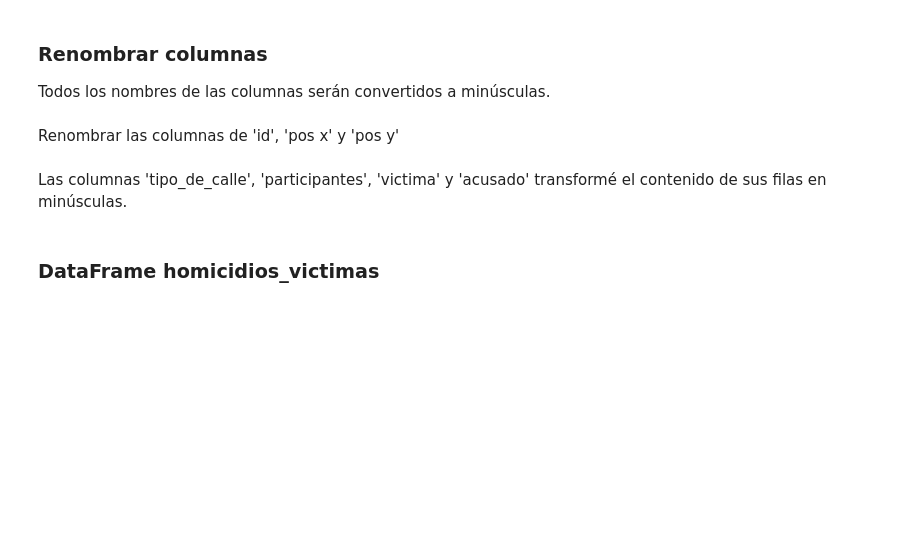
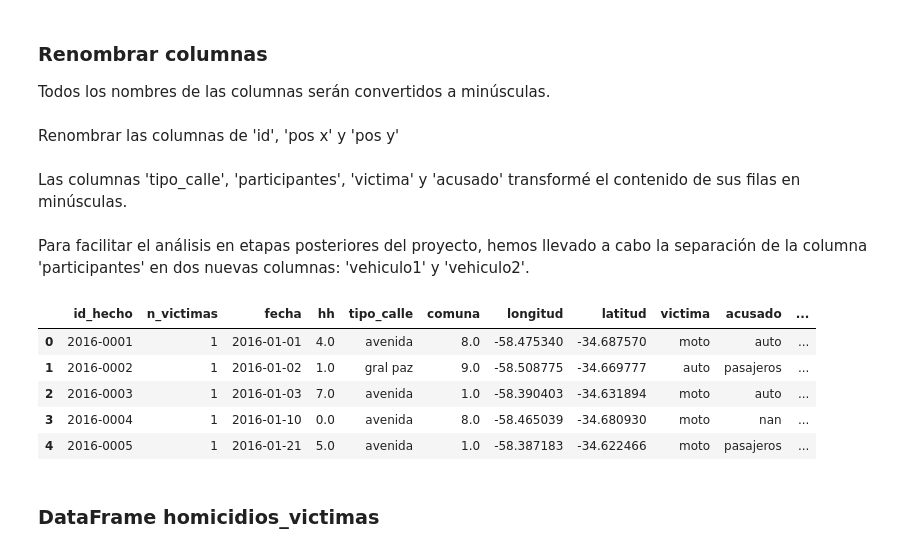
Before and after one commit to KGSanchezM/Siniestros-Viales, a Jupyter notebook: Notebooks/ETL.ipynb, the cells around one changed output. Drawn from its saved outputs; the diff is of its cells as text; code cells hidden in the pictures; blank space fills up the shorter version.

```diff
--- a/Notebooks/ETL.ipynb
+++ b/Notebooks/ETL.ipynb
@@ -128,13 +127,33 @@ homicidios_hechos.columns = homicidios_hechos.columns.str.lower()
 Renombrar las columnas de 'id', 'pos x' y 'pos y'
 # %%
 # Renombrar columnas de ID, Pos X y Pos Y
-homicidios_hechos.rename(columns={'id': 'id_hecho', 'pos x': 'longitud', 'pos y': 'latitud'}, inplace=True)
+homicidios_hechos.rename(columns={'id': 'id_hecho', 'pos x': 'longitud', 'pos y': 'latitud','tipo_de_calle':'tipo_calle'}, inplace=True)
 # %% [markdown]
-Las columnas 'tipo_de_calle', 'participantes', 'victima' y 'acusado' transformé el contenido de sus filas en minúsculas.
+Las columnas 'tipo_calle', 'participantes', 'victima' y 'acusado' transformé el contenido de sus filas en minúsculas.
 # %%
-# Cambiar el contenido de las filas a minúsculas en columnas específicas
-columnas_a_minusc = ['tipo_de_calle', 'participantes', 'victima', 'acusado']
+# Cambiar el contenido de las filas a minúsculas
+columnas_a_minusc = ['tipo_calle', 'participantes', 'victima', 'acusado']
 homicidios_hechos[columnas_a_minusc] = homicidios_hechos[columnas_a_minusc].apply(lambda x: x.astype(str).str.lower())
+# %% [markdown]
+Para facilitar el análisis en etapas posteriores del proyecto, hemos llevado a cabo la separación de la columna 'participantes' en dos nuevas columnas: 'vehiculo1' y 'vehiculo2'.
+# %%
+# Crear nuevas columnas 'vehiculo1' y 'vehiculo2' a partir de 'participantes'
+homicidios_hechos[['vehiculo1', 'vehiculo2']] = homicidios_hechos['participantes'].str.split('-', expand=True)
+
+# Reemplazar 'sd' con NaN en ambas columnas
+homicidios_hechos[['vehiculo1', 'vehiculo2']] = homicidios_hechos[['vehiculo1', 'vehiculo2']].replace('sd',np.nan)
+
+#Borrar la columna participantes
+homicidios_hechos.drop('participantes',axis=1, inplace=True)
+# %%
+homicidios_hechos.head()
+# %% [output]
+|  | id_hecho | n_victimas | fecha | hh | tipo_calle | comuna | longitud | latitud | victima | acusado | ... |
+| 0 | 2016-0001 | 1 | 2016-01-01 | 4.0 | avenida | 8.0 | -58.475340 | -34.687570 | moto | auto | ... |
+| 1 | 2016-0002 | 1 | 2016-01-02 | 1.0 | gral paz | 9.0 | -58.508775 | -34.669777 | auto | pasajeros | ... |
+| 2 | 2016-0003 | 1 | 2016-01-03 | 7.0 | avenida | 1.0 | -58.390403 | -34.631894 | moto | auto | ... |
+| 3 | 2016-0004 | 1 | 2016-01-10 | 0.0 | avenida | 8.0 | -58.465039 | -34.680930 | moto | nan | ... |
+| 4 | 2016-0005 | 1 | 2016-01-21 | 5.0 | avenida | 1.0 | -58.387183 | -34.622466 | moto | pasajeros | ... |
 # %% [markdown]
 ### DataFrame homicidios_victimas
 # %%
```
Also changed, not shown: parts of 32 cells of this notebook.
